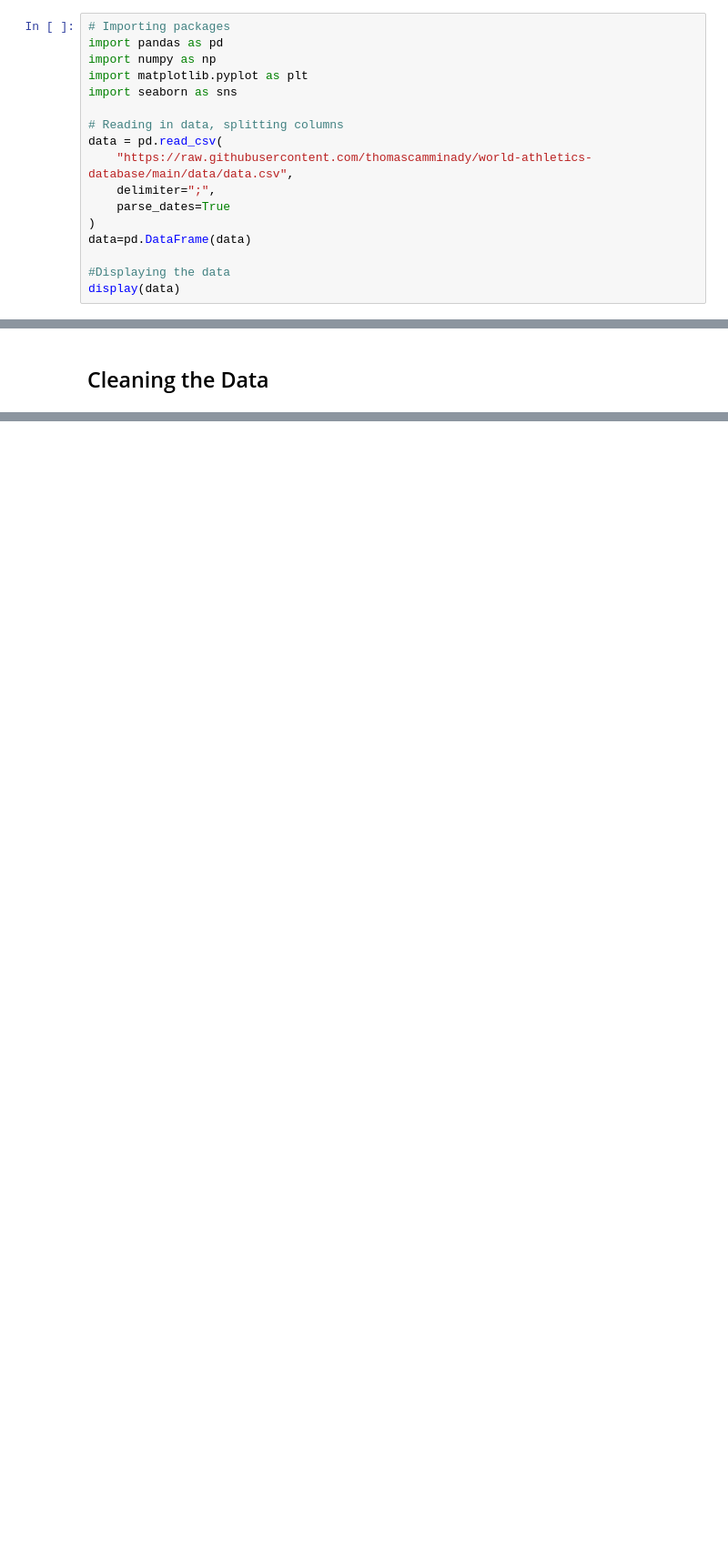
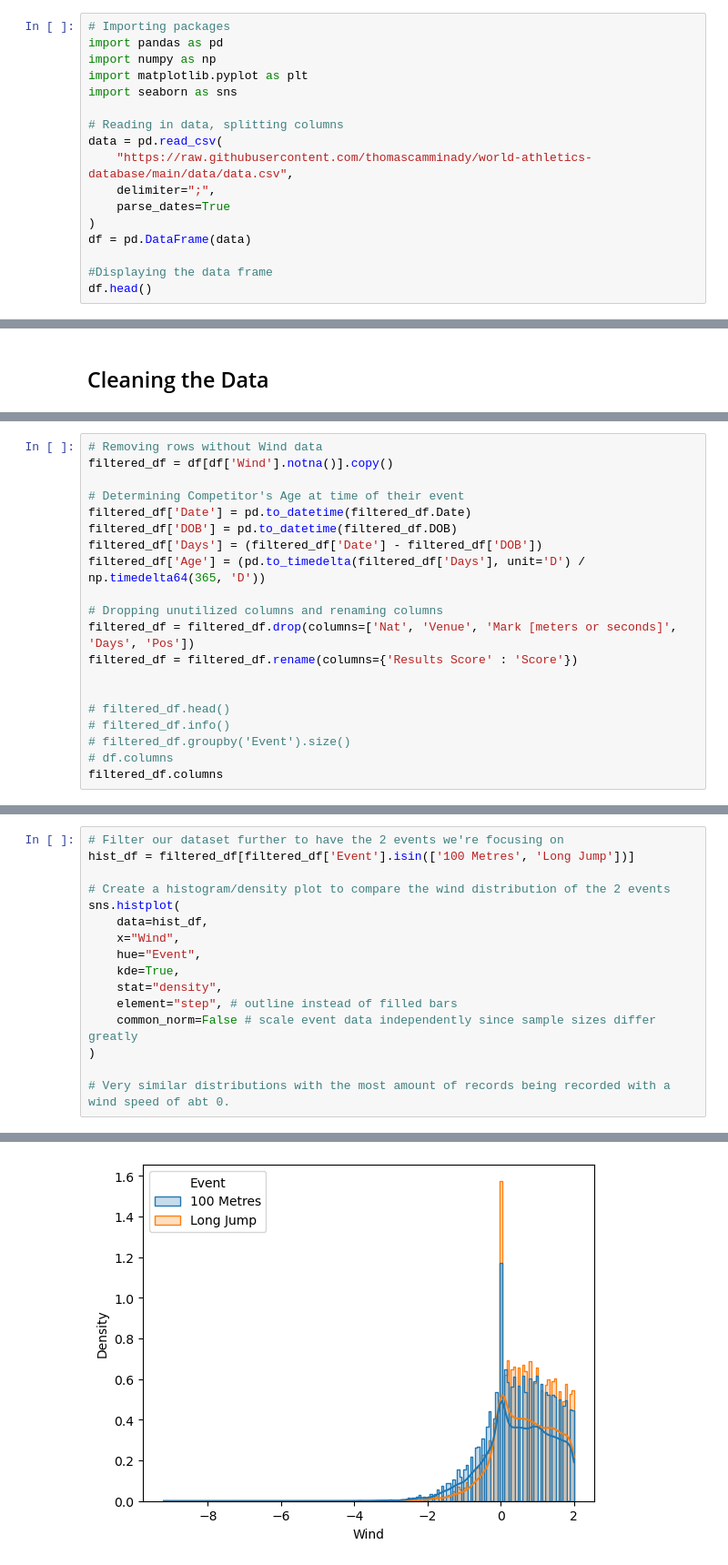
Before and after one commit to abarnes05/DS-final-project, a Jupyter notebook: Final Project.ipynb, the cells around one changed output, grey strips where cells are left out. Shown at 91% size. Cells and saved outputs as stored; diff of their text form; blank space fills up the shorter version.

Commit message:
Further cleaning and EDA. Created some density/histogram plots and scatterplots.

```diff
--- a/Final Project.ipynb
+++ b/Final Project.ipynb
@@ -30,7 +30,7 @@ data = pd.read_csv(
     delimiter=";",
     parse_dates=True
 )
-data=pd.DataFrame(data)
+df = pd.DataFrame(data)
 
-#Displaying the data
-display(data)
+#Displaying the data frame
+df.head()
@@ -64,0 +89,20 @@ plt.scatter(x=data['Wind'], y=data['Score'])
+# %%
+# Removing rows without Wind data
+filtered_df = df[df['Wind'].notna()].copy()
+
+# Determining Competitor's Age at time of their event
+filtered_df['Date'] = pd.to_datetime(filtered_df.Date)
+filtered_df['DOB'] = pd.to_datetime(filtered_df.DOB)
+filtered_df['Days'] = (filtered_df['Date'] - filtered_df['DOB'])
+filtered_df['Age'] = (pd.to_timedelta(filtered_df['Days'], unit='D') / np.timedelta64(365, 'D'))
+
+# Dropping unutilized columns and renaming columns
+filtered_df = filtered_df.drop(columns=['Nat', 'Venue', 'Mark [meters or seconds]', 'Days', 'Pos'])
+filtered_df = filtered_df.rename(columns={'Results Score' : 'Score'})
+
+
+# filtered_df.head()
+# filtered_df.info()
+# filtered_df.groupby('Event').size()
+# df.columns
+filtered_df.columns
@@ -64,0 +113,17 @@ plt.scatter(x=data['Wind'], y=data['Score'])
+# %%
+# Filter our dataset further to have the 2 events we're focusing on
+hist_df = filtered_df[filtered_df['Event'].isin(['100 Metres', 'Long Jump'])]
+
+# Create a histogram/density plot to compare the wind distribution of the 2 events
+sns.histplot(
+    data=hist_df,
+    x="Wind",
+    hue="Event",
+    kde=True,
+    stat="density",
+    element="step", # outline instead of filled bars
+    common_norm=False # scale event data independently since sample sizes differ greatly
+)
+
+# Very similar distributions with the most amount of records being recorded with a wind speed of abt 0.
+# %% [output]
@@ -64,0 +131 @@ plt.scatter(x=data['Wind'], y=data['Score'])
+[figure, added]
```
Also changed, not shown: parts of 21 cells of this notebook.
